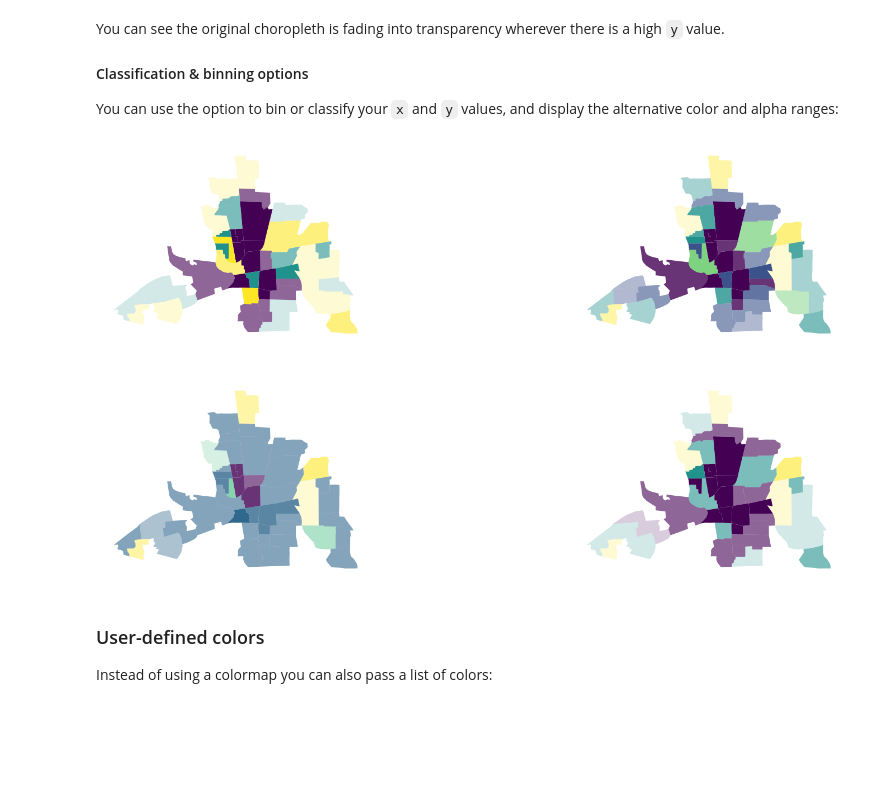
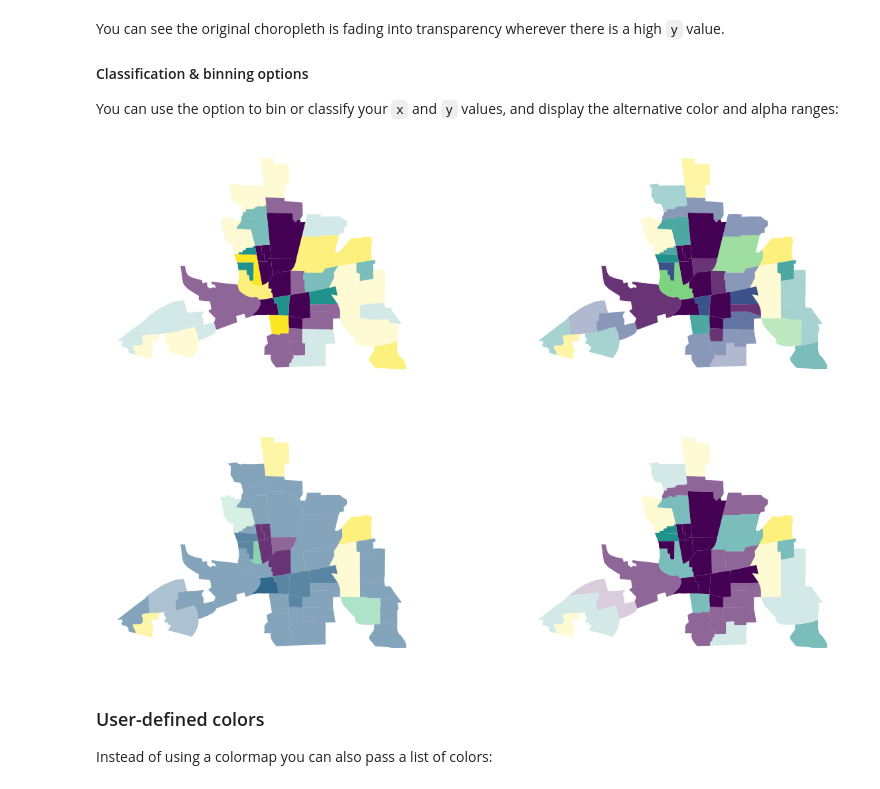
Before and after one commit to pysal/mapclassify, a Jupyter notebook: notebooks/value_by_alpha.ipynb, the cells around one changed output. Cells and saved outputs as stored; diff of their text form; code cells hidden in the pictures; blank space fills up the shorter version.

```diff
--- a/notebooks/value_by_alpha.ipynb
+++ b/notebooks/value_by_alpha.ipynb
@@ -109,9 +108,10 @@ You can see the original choropleth is fading into transparency wherever there i
 You can use the option to bin or classify your `x` and `y` values, and display the alternative color and alpha ranges:
 # %%
 # Create new figure
-fig, axs = plt.subplots(2, 2, figsize=(20, 10))
+fig, axs = plt.subplots(2, 2, figsize=(15, 10))
 
 # classify with Quantiles
+axs[0, 0].set_axis_off()
 vba_choropleth(
     x,
     y,
@@ -123,6 +123,7 @@ vba_choropleth(
 )
 
 # classifier with Natural Breaks
+axs[0, 1].set_axis_off()
 vba_choropleth(
     x,
     y,
@@ -130,34 +131,36 @@ vba_choropleth(
     cmap="viridis",
     ax=axs[0, 1],
     rgb=dict(classifier="natural_breaks"),
     alpha=dict(classifier="natural_breaks"),
 )
 
 # classify with Standard Deviation Mean
+axs[1, 0].set_axis_off()
 vba_choropleth(
     x,
     y,
     gdf,
     cmap="viridis",
     ax=axs[1, 0],
     rgb=dict(classifier="std_mean"),
     alpha=dict(classifier="std_mean"),
 )
 
 # classify with Fisher Jenks
+axs[1, 1].set_axis_off()
 vba_choropleth(
     x,
     y,
     gdf,
     cmap="viridis",
     ax=axs[1, 1],
     rgb=dict(classifier="fisher_jenks", k=3),
     alpha=dict(classifier="fisher_jenks", k=3),
 )
 
 plt.show()
 # %% [output]
-[figure, old version]
+[figure, new version]
 # %% [markdown]
 ### User-defined colors
 
```
Also changed, not shown: parts of 7 cells of this notebook, 1 other file.
